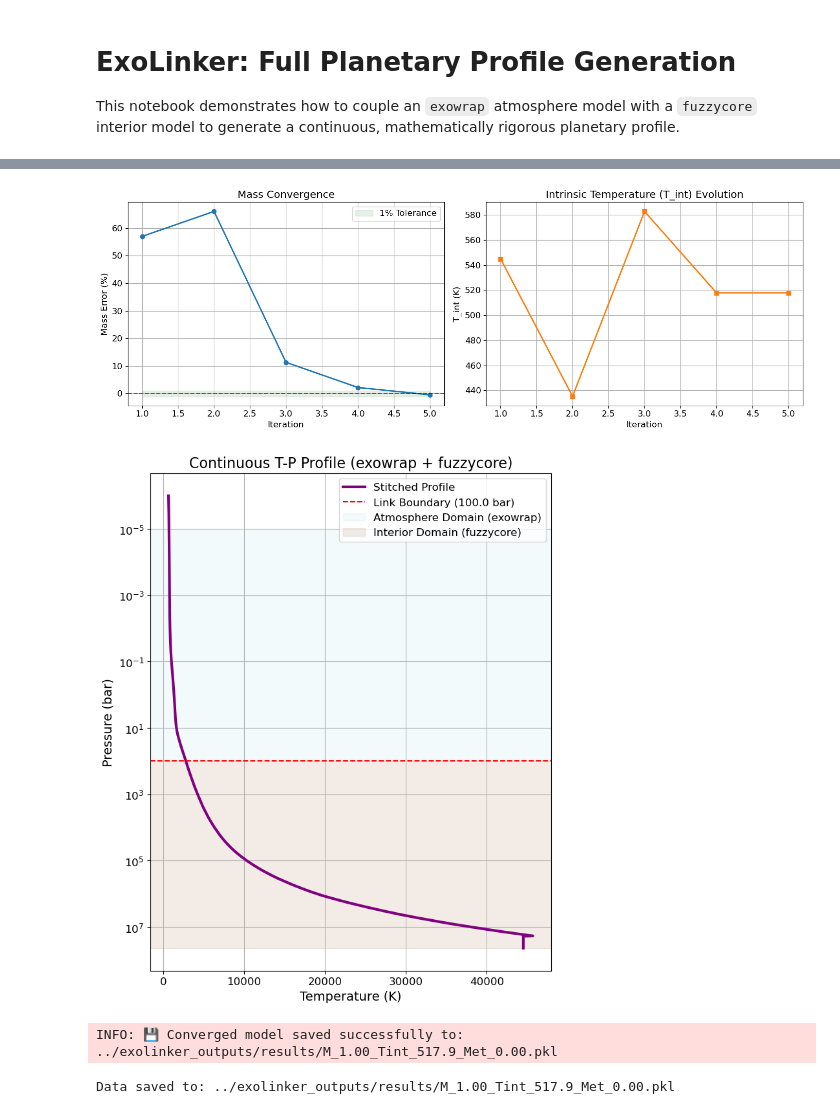
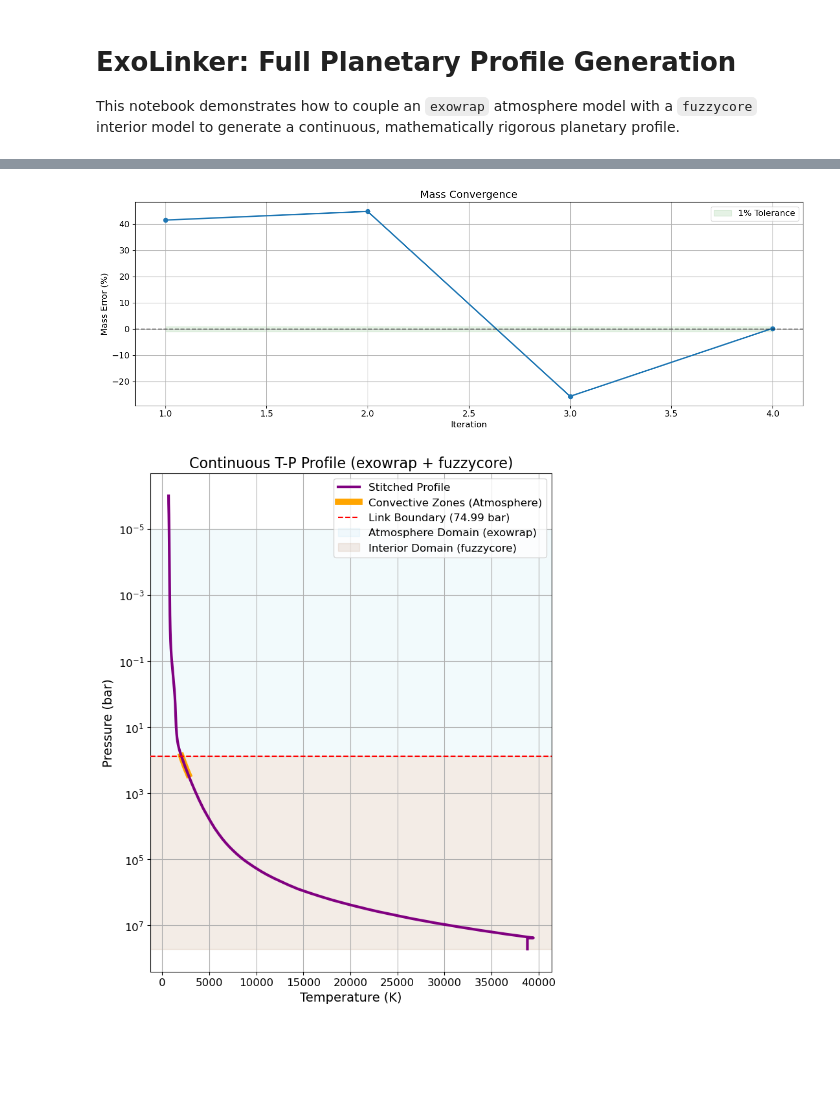
Before and after one commit to ChristianSWilkinson/exoweave, a Jupyter notebook: notebooks/test_exoweave.ipynb, the cells around one changed output, grey strips where cells are left out. Drawn from its saved outputs; the diff is of its cells as text; code cells hidden in the pictures; blank space fills up the shorter version.

```diff
--- a/notebooks/test_exoweave.ipynb
+++ b/notebooks/test_exoweave.ipynb
@@ -14,26 +14,25 @@ plt.rcParams['figure.figsize'] = (10, 6)
 plt.rcParams['axes.grid'] = True
 plt.rcParams['font.size'] = 12
 # %%
-# 1. Define the physical parameters for our target planet
 target_params = {
     "mass": 1.0,               # Jupiter masses
-    "T_irr": 1000.0,           # Irradiation temperature (K)
+    "T_irr": 1100.0,           # Irradiation temperature (K)
+    "T_int": 400.0,            # Intrinsic temperature (K)
     "Met": 0.0,                # Metallicity (log10 Z/Z_solar)
     "core_mass_earth": 15.0,   # Solid core mass in Earth masses
     "iron_fraction": 0.33,     # Earth-like core composition
     "f_sed": 1.0,              # Cloud sedimentation
-    "kzz": 8.0,                 # Eddy diffusion (log10)
-    "debug": True
-    # Note: We omit 'T_int' and 'g_1bar' so the coupler uses its smart initialization!
+    "kzz": 8.0,                # Eddy diffusion (log10)
+    "debug": False
 }
 
 # 2. Define the numerical configuration for the solver
 config = {
-    "resolution": 50,                  # exowrap K-table resolution
-    "max_iterations": 15,              # Maximum Secant method steps
-    "p_link_target_bar": 100.0,        # Where to stitch the models
-    "mass_convergence_threshold": 0.01,# 1% mass tolerance
-    "t_int_convergence_threshold": 0.01# 1% T_int tolerance
+    "resolution": 50,
+    "max_iterations": 15,
+    "mass_convergence_threshold": 0.01,
+    "p_bottom_bar": 1000.0,
+    "output_dir": "./exoweave_outputs"
 }
 # %%
 # 3. Initialize the Orchestrator
@@ -166,68 +112,61 @@ INFO: Simulation complete.
 # %%
 # 5. Visualize the Secant Method at work
 history = coupler.history
 
-fig, (ax1, ax2) = plt.subplots(1, 2, figsize=(14, 5))
+fig, (ax1) = plt.subplots(1, 1, figsize=(14, 5))
 
 # Gravity Error Plot
 ax1.plot(history['iteration'], np.array(history['mass_error']) * 100, marker='o', color='tab:blue', lw=2)
 ax1.axhline(0, color='black', linestyle='--', alpha=0.5)
 ax1.fill_between(history['iteration'], -1, 1, color='green', alpha=0.1, label="1% Tolerance")
 ax1.set_title("Mass Convergence")
 ax1.set_xlabel("Iteration")
 ax1.set_ylabel("Mass Error (%)")
 ax1.legend()
 
-# T_int Plot
-ax2.plot(history['iteration'], history['T_int'], marker='s', color='tab:orange', lw=2)
-ax2.set_title("Intrinsic Temperature (T_int) Evolution")
-ax2.set_xlabel("Iteration")
-ax2.set_ylabel("T_int (K)")
 
 plt.tight_layout()
 plt.show()
 # %% [output]
-[figure, old version]
+[figure, new version]
 # %%
 # 6. Visualize the continuous planetary profile
 if results['status'] == 'converged':
     df = results['stitched_profile']
-    p_link = config['p_link_target_bar']
+    p_link = results['final_params']['p_link_bar']
 
     fig, ax = plt.subplots(figsize=(8, 10))
 
-    # Plot the full profile
-    ax.plot(df['Temperature_K'], df['Pressure_bar'], color='purple', lw=3, label='Stitched Profile')
+    # 1. Plot the full stitched profile
+    ax.plot(df['Temperature_K'], df['Pressure_bar'], color='purple', lw=3, zorder=3, label='Stitched Profile')
 
-    # Draw a line showing exactly where the two models linked
-    ax.axhline(p_link, color='red', linestyle='--', label=f'Link Boundary ({p_link} bar)')
+    # 2. Extract and overlay the convective zones from the atmosphere!
+    atm_raw = results['atmosphere_raw']
+    p_atm_bar = atm_raw['/outputs/levels/pressure'].iloc[0] / 1e5
+    t_atm = atm_raw['/outputs/levels/temperature'].iloc[0]
+    is_conv = atm_raw['/outputs/levels/is_convective'].iloc[0].astype(bool)
 
-    # Format the axes for atmospheric science standards (log pressure, inverted)
+    # Replace all non-convective temperatures with NaN
+    t_conv = np.where(is_conv, t_atm, np.nan)
+
+    # Plot the bold overlay (Matplotlib automatically skips the NaNs!)
+    ax.plot(t_conv, p_atm_bar, color='orange', lw=7, zorder=2, label='Convective Zones (Atmosphere)')
+
+    # 3. Draw a line showing exactly where the two models linked
+    ax.axhline(p_link, color='red', linestyle='--', zorder=4, label=f'Link Boundary ({p_link:.2f} bar)')
+
+    # 4. Format the axes for atmospheric science standards (log pressure, inverted)
     ax.set_yscale('log')
     ax.invert_yaxis()
     ax.set_xlabel("Temperature (K)", fontsize=14)
     ax.set_ylabel("Pressure (bar)", fontsize=14)
     ax.set_title("Continuous T-P Profile (exowrap + fuzzycore)", fontsize=16)
 
-    # Fill background colors to show domains
+    # 5. Fill background colors to show domains
     ax.axhspan(1e-5, p_link, color='skyblue', alpha=0.1, label='Atmosphere Domain (exowrap)')
     ax.axhspan(p_link, df['Pressure_bar'].max(), color='saddlebrown', alpha=0.1, label='Interior Domain (fuzzycore)')
 
     ax.legend(loc='upper right')
     plt.show()
 # %% [output]
-[figure, old version]
+[figure, new version]
-# %%
-# 7. Save the data securely to disk using our new io.py module
-if results['status'] == 'converged':
-    saved_path = save_converged_model(results, output_dir="../exolinker_outputs")
-    print(f"Data saved to: {saved_path}")
-
-    # You can easily read it back later!
-    # import pickle
-    # with open(saved_path, 'rb') as f:
-    #     data = pickle.load(f)
-    # display(data['profile'].head())
-# %% [output]
-INFO: 💾 Converged model saved successfully to: ../exolinker_outputs/results/M_1.00_Tint_517.9_Met_0.00.pkl
-Data saved to: ../exolinker_outputs/results/M_1.00_Tint_517.9_Met_0.00.pkl
```
Also changed, not shown: parts of 3 cells of this notebook, 6 other files.
